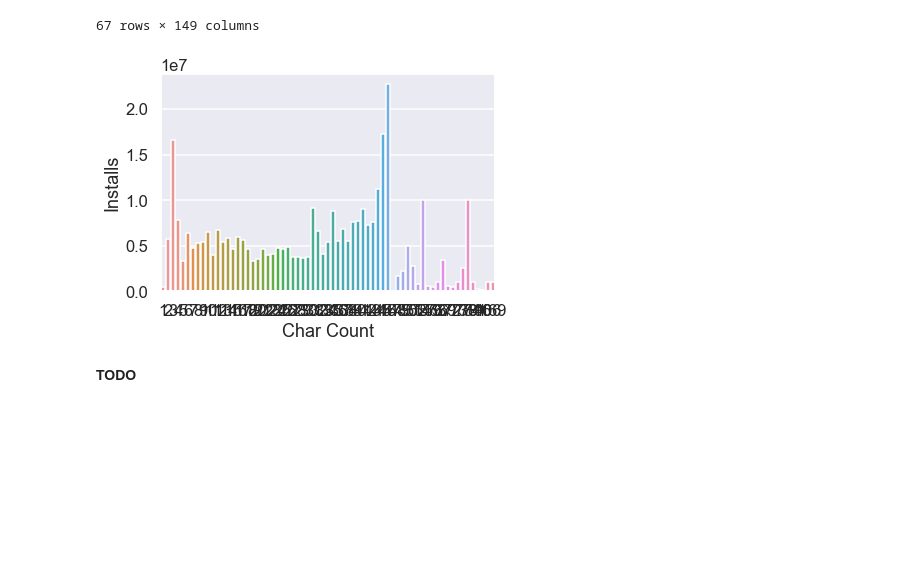
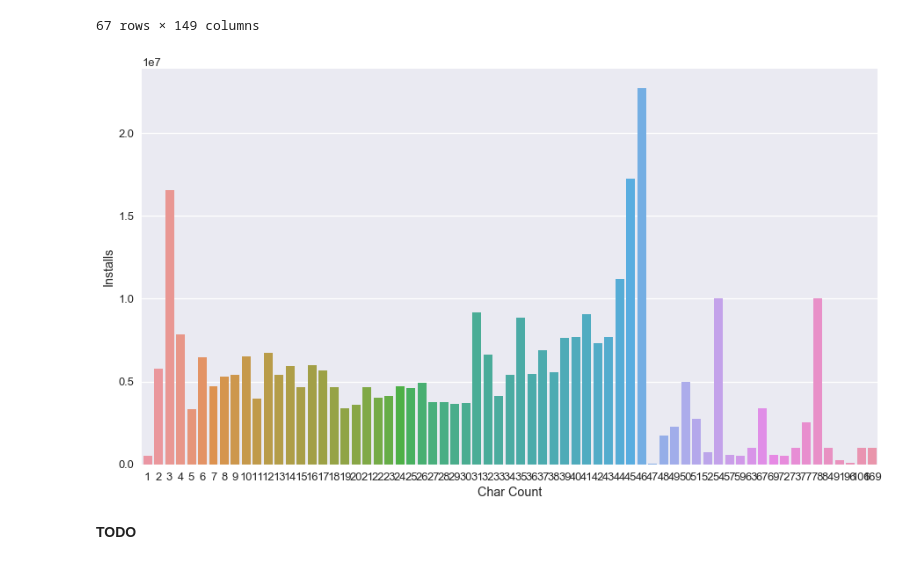
Before and after one commit to Titan-Ngo/COGS108_Repo, a Jupyter notebook: FinalProject.ipynb, the cells around one changed output. Drawn from its saved outputs; the diff is of its cells as text; code cells hidden in the pictures; blank space fills up the shorter version.

```diff
--- a/FinalProject.ipynb
+++ b/FinalProject.ipynb
@@ -486,11 +488,14 @@ df_new
 # %%
 # Plots the average number of installs (y-axis) for apps of each word count (x-axis)
 x1 = df_new.index
+fig, ax = plt.subplots()
+fig.set_size_inches(15, 8.27)
 sns.barplot(x=x1,
             y='Installs',
-            data=df_new);
+            data=df_new,
+            ax = ax);
 # %% [output]
-[figure, old version]
+[figure, new version]
 # %% [markdown]
 __TODO__
 # %%
```
Also changed, not shown: parts of 19 cells of this notebook.
